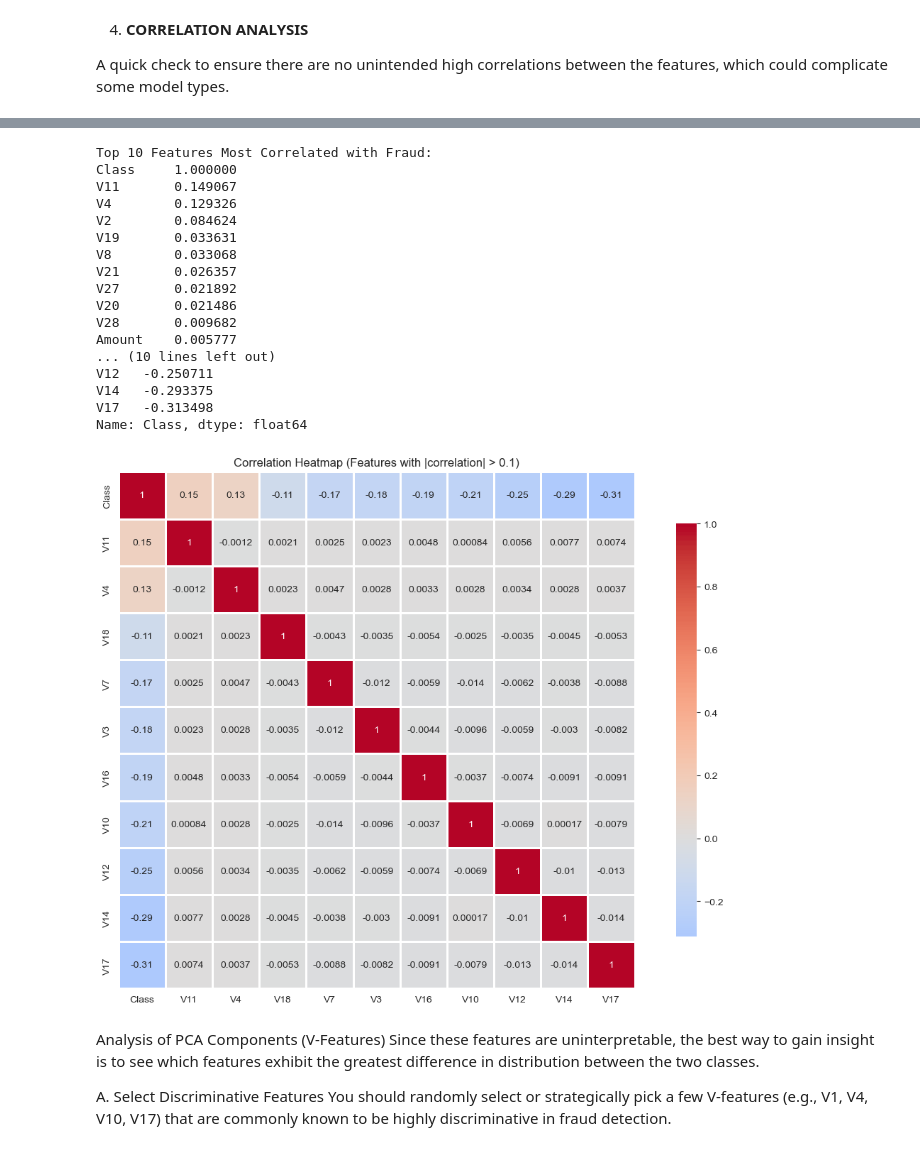
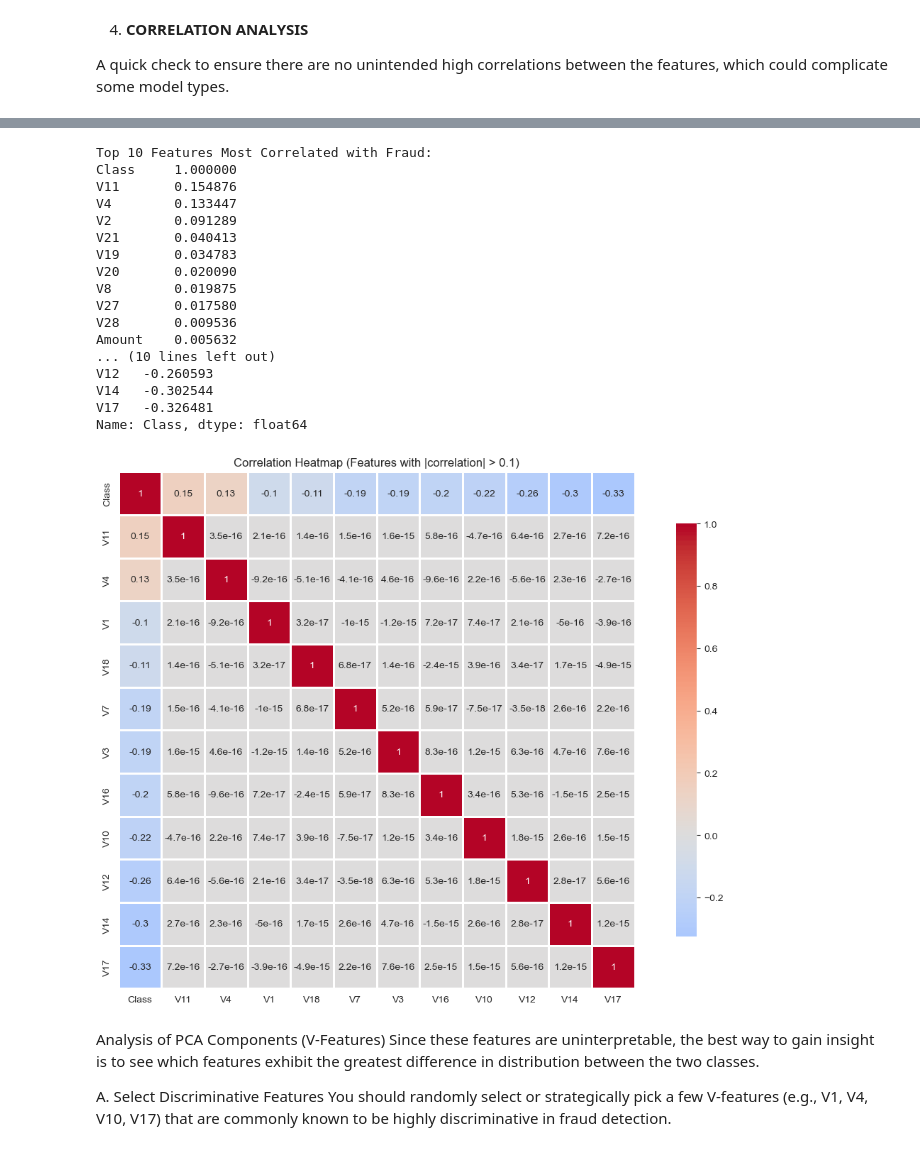
Before and after one commit to mwendemichelle4-dev/Credit-Card-Fraud-Detection-Analysis, a Jupyter notebook: Notebook.ipynb, the cells around one changed output, grey strips where cells are left out. Drawn from its saved outputs; the diff is of its cells as text; code cells hidden in the pictures.

```diff
--- a/Notebook.ipynb
+++ b/Notebook.ipynb
@@ -482,40 +492,40 @@ plt.show()
 # %%
 # Correlation with target variable
-correlations = data_clean.corr()['Class'].sort_values(ascending=False)
+correlations = data.corr()['Class'].sort_values(ascending=False)
 print("\nTop 10 Features Most Correlated with Fraud:")
 print(correlations.head(11))  # 11 because Class itself will be 1.0
 
 print("\nTop 10 Features Most Negatively Correlated with Fraud:")
 print(correlations.tail(10))
 
 # Visualize correlation
 plt.figure(figsize=(12, 8))
 top_features = correlations[abs(correlations) > 0.1].index.tolist()
 if len(top_features) > 1:
-    sns.heatmap(data_clean[top_features].corr(), annot=True, cmap='coolwarm', center=0,
+    sns.heatmap(data[top_features].corr(), annot=True, cmap='coolwarm', center=0,
                 square=True, linewidths=1, cbar_kws={"shrink": 0.8})
     plt.title('Correlation Heatmap (Features with |correlation| > 0.1)')
     plt.tight_layout()
     plt.show()
 # %% [output]
 Top 10 Features Most Correlated with Fraud:
 Class     1.000000
-V11       0.149067
-V4        0.129326
-V2        0.084624
-V19       0.033631
-V8        0.033068
-V21       0.026357
-V27       0.021892
-V20       0.021486
-V28       0.009682
-Amount    0.005777
+V11       0.154876
+V4        0.133447
+V2        0.091289
+V21       0.040413
+V19       0.034783
+V20       0.020090
+V8        0.019875
+V27       0.017580
+V28       0.009536
+Amount    0.005632
 ... (10 lines left out)
-V12   -0.250711
-V14   -0.293375
-V17   -0.313498
+V12   -0.260593
+V14   -0.302544
+V17   -0.326481
 Name: Class, dtype: float64
-[figure, old version]
+[figure, new version]
 # %% [markdown]
 Analysis of PCA Components (V-Features)
 Since these features are uninterpretable, the best way to gain insight is to see which features exhibit the greatest difference in distribution between the two classes.
```
Also changed, not shown: parts of 73 cells of this notebook.
